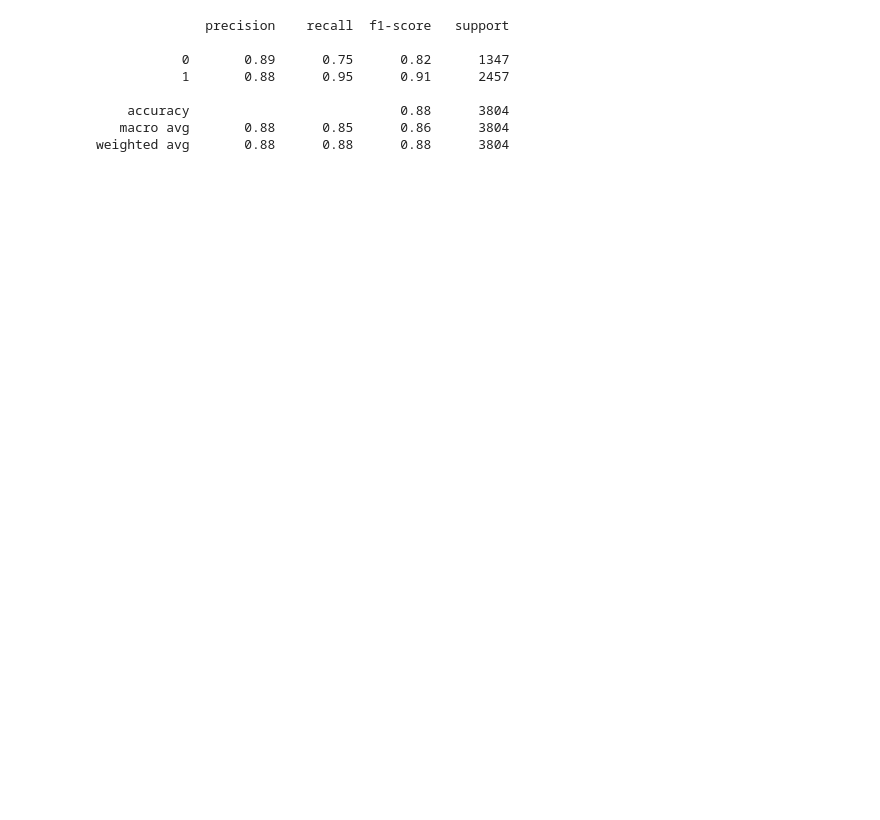
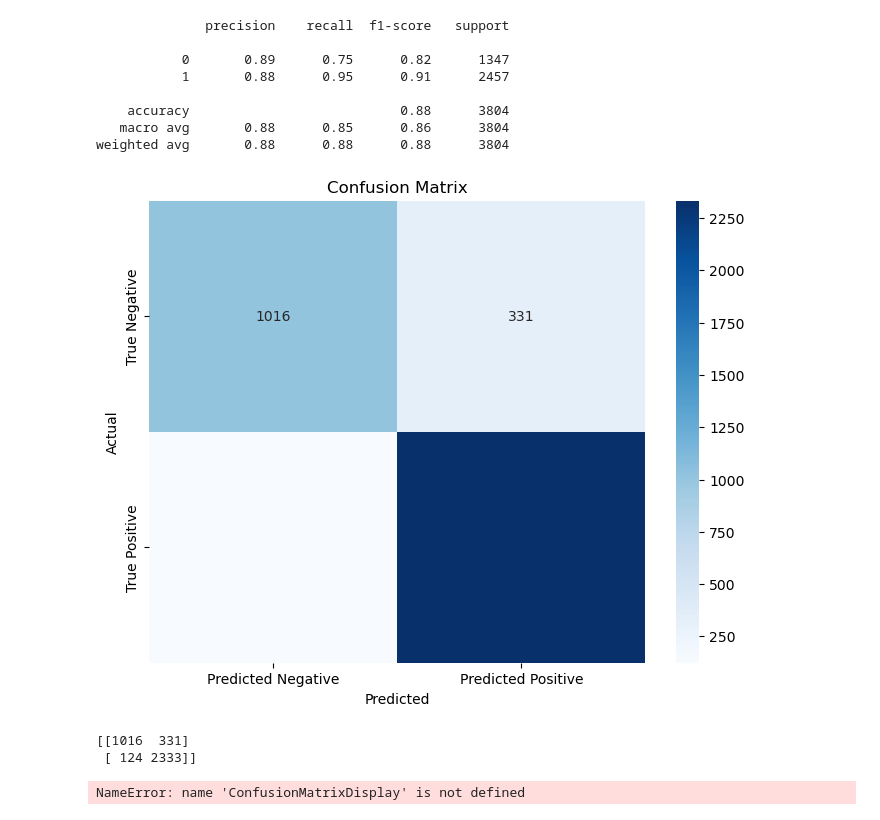
Before and after one commit to kelechi-c/ml_models, a Jupyter notebook: models/magic_telescope/gamma_telescope.ipynb, the cells around one changed output. Saved outputs shown, nothing was run; the diff lists cells and outputs as text; code cells hidden in the pictures; blank space fills up the shorter version.

Commit message:
Confusion Matrix plotting for telescope model

```diff
--- a/models/magic_telescope/gamma_telescope.ipynb
+++ b/models/magic_telescope/gamma_telescope.ipynb
@@ -60,3 +59,19 @@ print(metrics_report)
     accuracy                           0.88      3804
    macro avg       0.88      0.85      0.86      3804
 weighted avg       0.88      0.88      0.88      3804
+# %%
+from sklearn.metrics import confusion_matrix
+
+c_matrix = confusion_matrix(y_test, class_predict)
+# %% [output]
+[figure, added]
+# %%
+print(c_matrix)
+# %% [output]
+[[1016  331]
+ [ 124 2333]]
+# %%
+matrix_display = ConfusionMatrixDisplay(confusion_matrix=c_matrix, display_labels=['Negative', 'Positive'])
+matrix_display.plot()
+# %% [output]
+NameError: name 'ConfusionMatrixDisplay' is not defined
```
Also changed, not shown: parts of 2 cells of this notebook, 2 other files.
